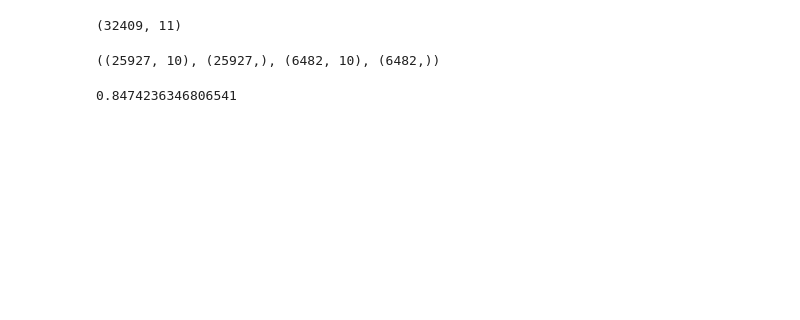
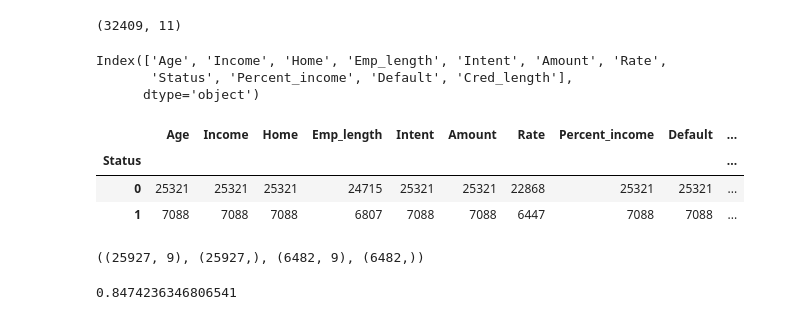
Before and after one commit to mrqadeer/KUGrandProject, a Jupyter notebook: notebooks/gp.ipynb, the cells around one changed output. Cells and saved outputs as stored; diff of their text form; code cells hidden in the pictures; blank space fills up the shorter version.

```diff
--- a/notebooks/gp.ipynb
+++ b/notebooks/gp.ipynb
@@ -77,6 +77,8 @@ Total rows:7
 | 575 | 123 | 80004 | RENT | 2.0 | EDUCATION | 20400 | 10.25 | 0 | 0.25 | N | ... |
 | 747 | 123 | 78000 | RENT | 7.0 | VENTURE | 20000 | NaN | 0 | 0.26 | N | ... |
 | 32132 | 144 | 6000000 | MORTGAGE | 12.0 | PERSONAL | 5000 | 12.73 | 0 | 0.00 | N | ... |
+# %%
+df.drop(columns=["Cred_length"],axis=1, inplace = True)
 # %%
 rows_to_drop = max_ages.index
 df.drop(rows_to_drop, inplace = True)
@@ -84,6 +86,19 @@ df = df.reset_index(drop=True)
 df.shape
 # %% [output]
 (32409, 11)
+# %%
+df.columns
+# %% [output]
+Index(['Age', 'Income', 'Home', 'Emp_length', 'Intent', 'Amount', 'Rate',
+       'Status', 'Percent_income', 'Default', 'Cred_length'],
+      dtype='object')
+# %%
+df.groupby("Status")[['Age', 'Income', 'Home', 'Emp_length', 'Intent', 'Amount', 'Rate', 'Percent_income', 'Default', 'Cred_length']].count()
+# %% [output]
+|  | Age | Income | Home | Emp_length | Intent | Amount | Rate | Percent_income | Default | ... |
+| Status |  |  |  |  |  |  |  |  |  | ... |
+| 0 | 25321 | 25321 | 25321 | 24715 | 25321 | 25321 | 22868 | 25321 | 25321 | ... |
+| 1 | 7088 | 7088 | 7088 | 6807 | 7088 | 7088 | 6447 | 7088 | 7088 | ... |
 # %%
 X = df.drop(columns=["Status"])
 Y = df["Status"]
@@ -91,7 +106,7 @@ Y = df["Status"]
 X_train,X_val,y_train,y_val = train_test_split(X, Y, test_size=0.2, random_state=42)
 X_train.shape,y_train.shape,X_val.shape,y_val.shape
 # %% [output]
-((25927, 10), (25927,), (6482, 10), (6482,))
+((25927, 9), (25927,), (6482, 9), (6482,))
 # %%
 num_cols = X_train.select_dtypes(include=["int64","float64"]).columns
 catg_cols = X_train.select_dtypes(include=["object"]).columns
```
Also changed, not shown: parts of 5 cells of this notebook, 1 other file.
